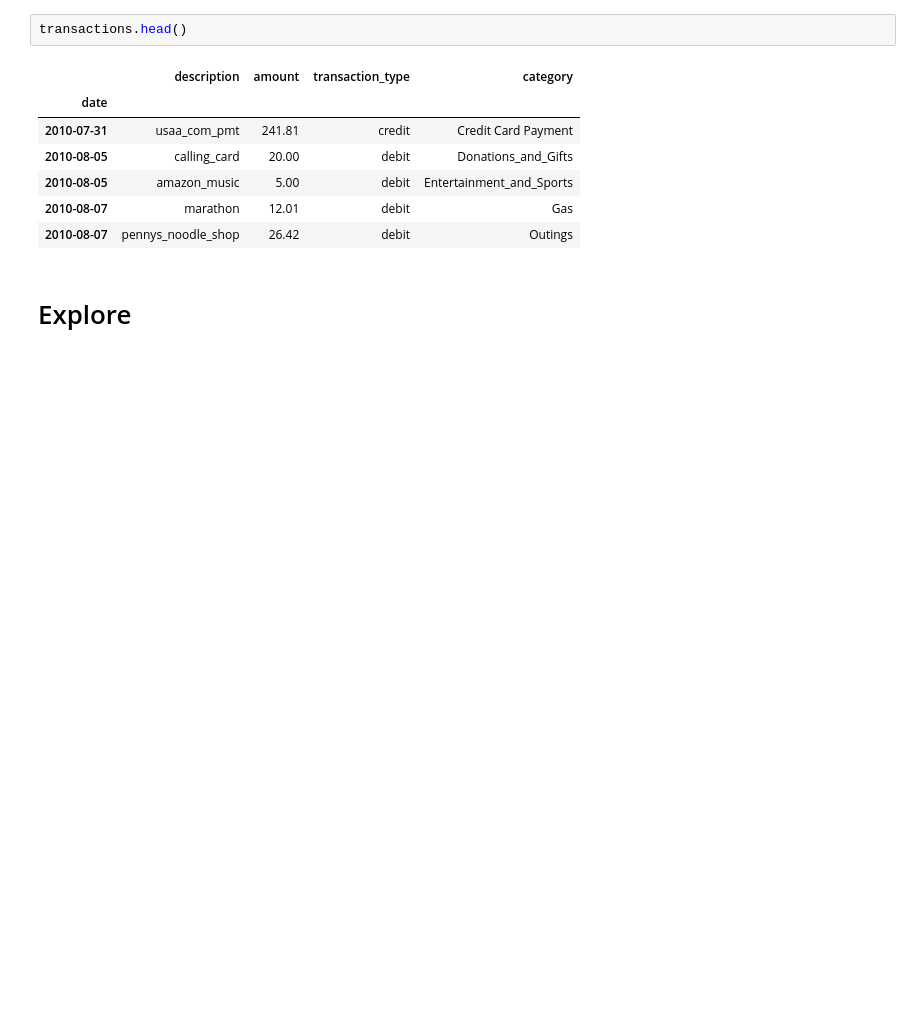
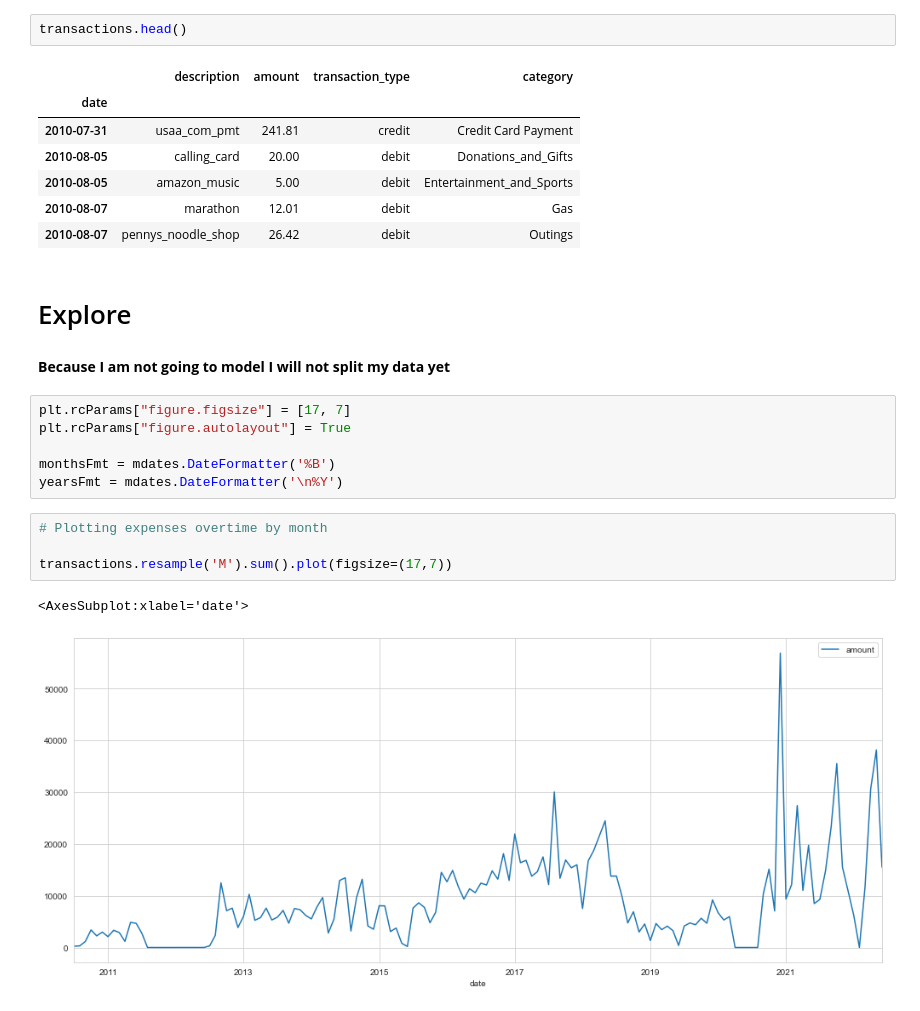
Before and after one commit to Severina7/personal_project, a Jupyter notebook: personal_project.ipynb, the cells around one changed output. Cells and saved outputs as stored; diff of their text form; blank space fills up the shorter version.

```diff
--- a/personal_project.ipynb
+++ b/personal_project.ipynb
@@ -503,3 +504,18 @@ transactions.head()
 | 2010-08-07 | pennys_noodle_shop | 26.42 | debit | Outings |
 # %% [markdown]
 # Explore
+# %% [markdown]
+**Because I am not going to model I will not split my data yet**
+# %%
+plt.rcParams["figure.figsize"] = [17, 7]
+plt.rcParams["figure.autolayout"] = True
+
+monthsFmt = mdates.DateFormatter('%B')
+yearsFmt = mdates.DateFormatter('\n%Y')
+# %%
+# Plotting expenses overtime by month
+
+transactions.resample('M').sum().plot(figsize=(17,7))
+# %% [output]
+<AxesSubplot:xlabel='date'>
+[figure, added]
```
Also changed, not shown: parts of 8 cells of this notebook.
